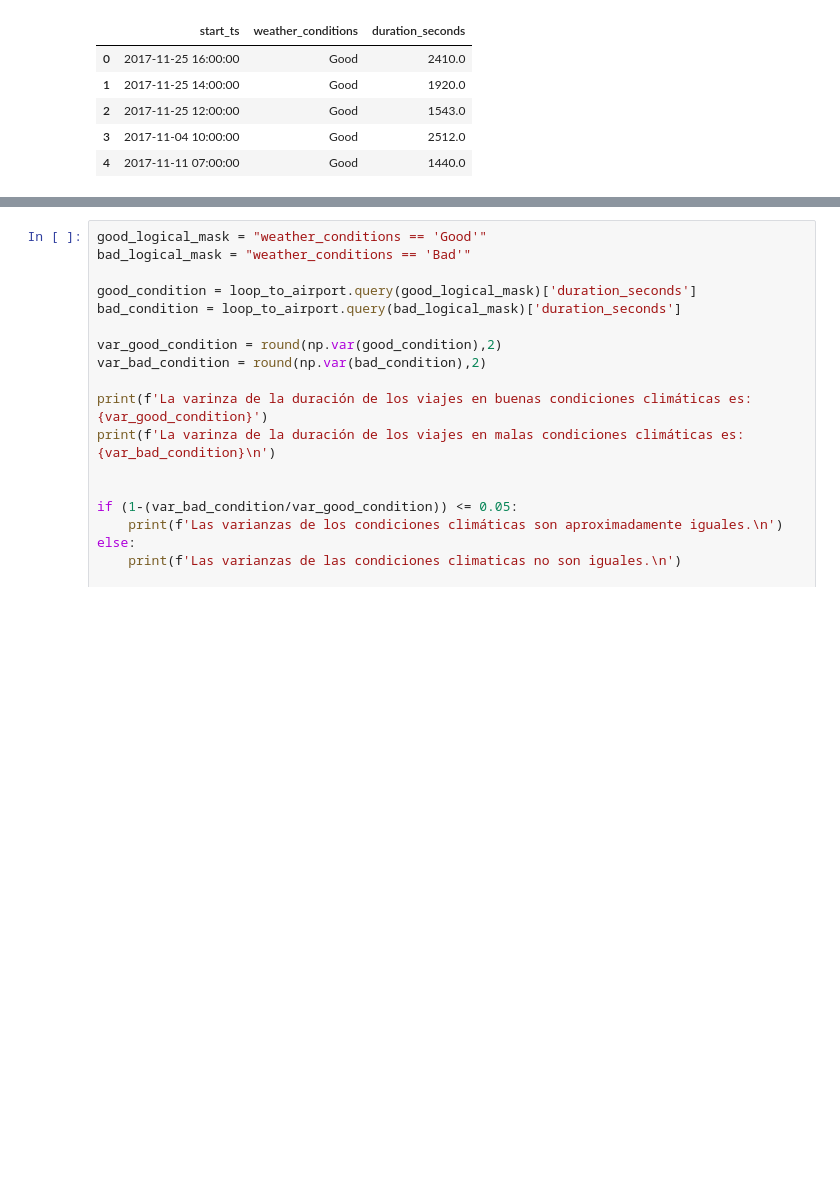
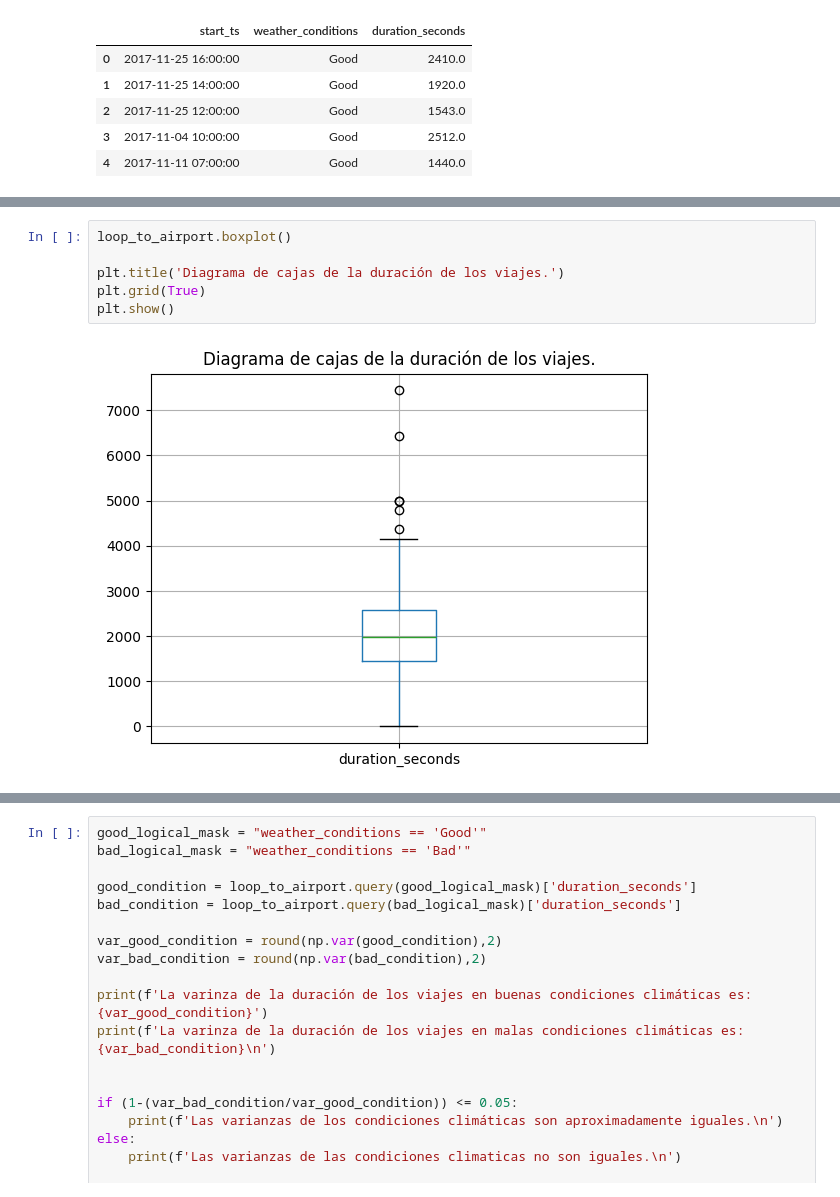
Before and after one commit to Car27VeP/AED_viajes_taxis, a Jupyter notebook: EDA.ipynb, the cells around one changed output, grey strips where cells are left out. Saved outputs shown, nothing was run; the diff lists cells and outputs as text; blank space fills up the shorter version.

```diff
--- a/EDA.ipynb
+++ b/EDA.ipynb
@@ -182,0 +202,8 @@ loop_to_airport.head()
+# %%
+loop_to_airport.boxplot()
+
+plt.title('Diagrama de cajas de la duración de los viajes.')
+plt.grid(True)
+plt.show()
+# %% [output]
+[figure, added]
```
Also changed, not shown: parts of 16 cells of this notebook.
